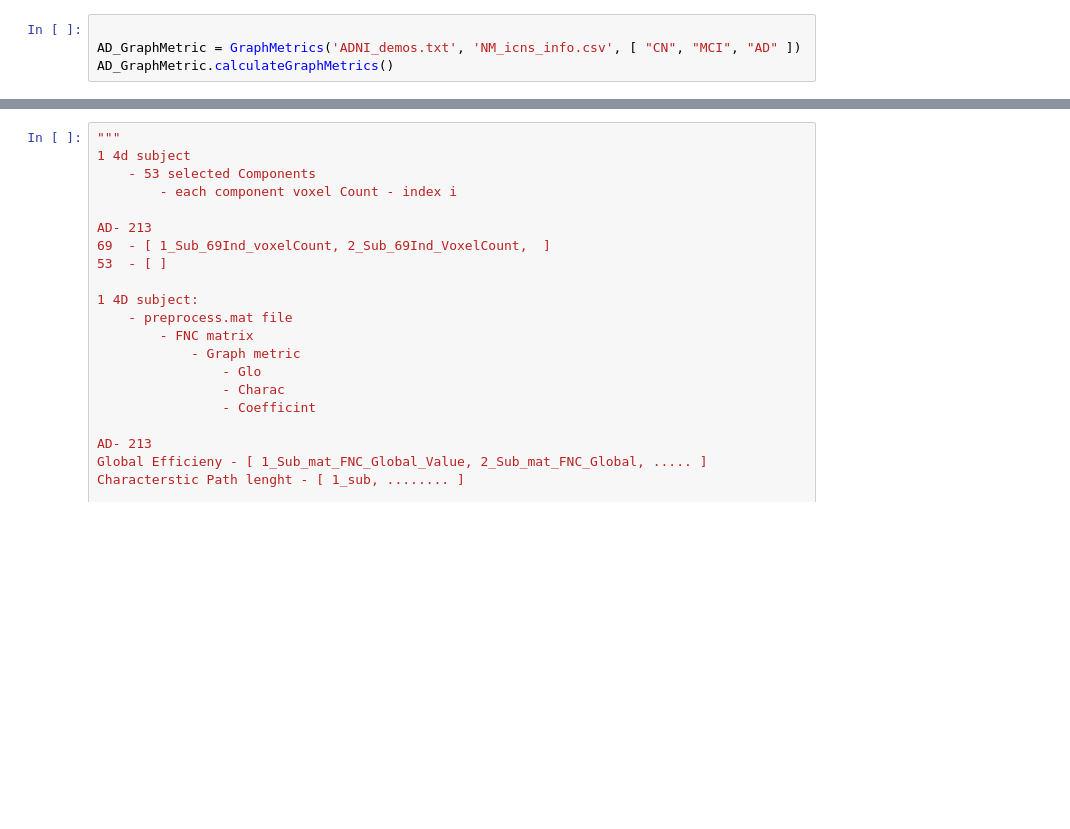
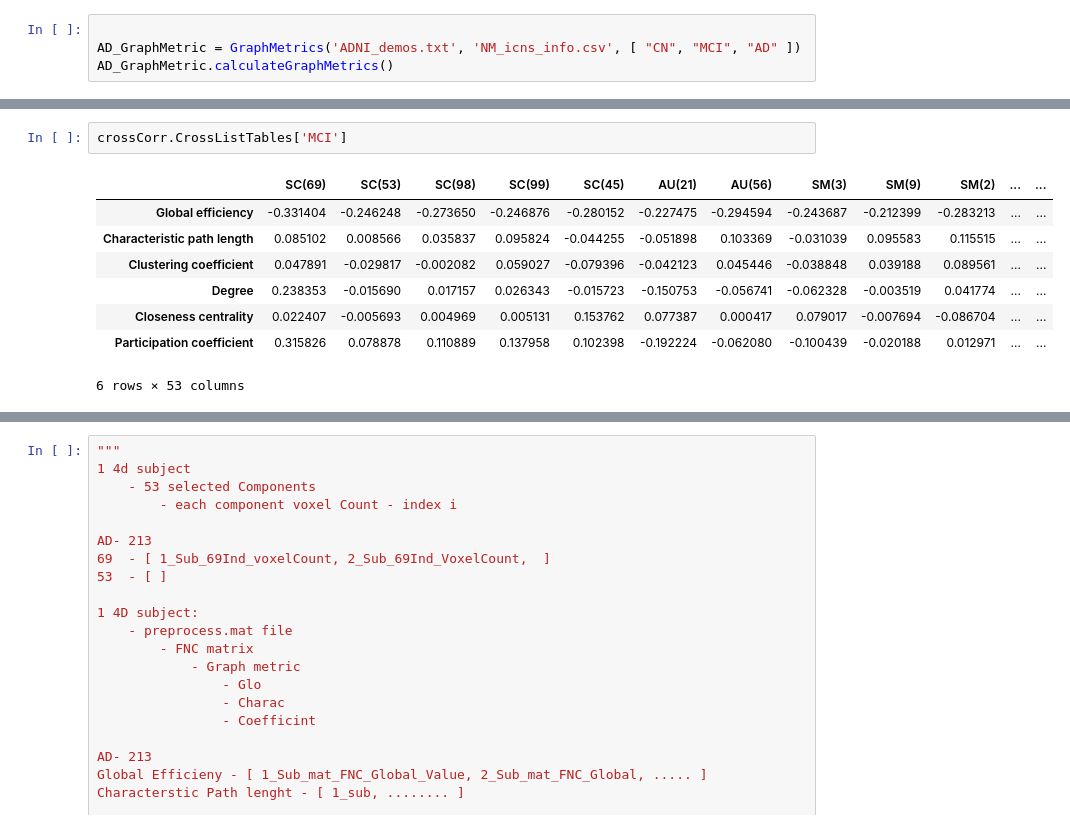
Before and after one commit to Sahithi-Kolla/Project-Alzhiemeris-Analysis, a Jupyter notebook: Alzhiemeris_Threshold.ipynb, the cells around one changed output, grey strips where cells are left out. Saved outputs shown, nothing was run; the diff lists cells and outputs as text; blank space fills up the shorter version.

```diff
--- a/Alzhiemeris_Threshold.ipynb
+++ b/Alzhiemeris_Threshold.ipynb
@@ -288,0 +349,11 @@ for subjectName in AD_GraphMetric.subjectsToCalculate:
+# %%
+crossCorr.CrossListTables['MCI']
+# %% [output]
+|  | SC(69) | SC(53) | SC(98) | SC(99) | SC(45) | AU(21) | AU(56) | SM(3) | SM(9) | SM(2) | ... | ... |
+| Global efficiency | -0.331404 | -0.246248 | -0.273650 | -0.246876 | -0.280152 | -0.227475 | -0.294594 | -0.243687 | -0.212399 | -0.283213 | ... | ... |
+| Characteristic path length | 0.085102 | 0.008566 | 0.035837 | 0.095824 | -0.044255 | -0.051898 | 0.103369 | -0.031039 | 0.095583 | 0.115515 | ... | ... |
+| Clustering coefficient | 0.047891 | -0.029817 | -0.002082 | 0.059027 | -0.079396 | -0.042123 | 0.045446 | -0.038848 | 0.039188 | 0.089561 | ... | ... |
+| Degree | 0.238353 | -0.015690 | 0.017157 | 0.026343 | -0.015723 | -0.150753 | -0.056741 | -0.062328 | -0.003519 | 0.041774 | ... | ... |
+| Closeness centrality | 0.022407 | -0.005693 | 0.004969 | 0.005131 | 0.153762 | 0.077387 | 0.000417 | 0.079017 | -0.007694 | -0.086704 | ... | ... |
+| Participation coefficient | 0.315826 | 0.078878 | 0.110889 | 0.137958 | 0.102398 | -0.192224 | -0.062080 | -0.100439 | -0.020188 | 0.012971 | ... | ... |
+6 rows × 53 columns
```
Also changed, not shown: parts of 12 cells of this notebook.
